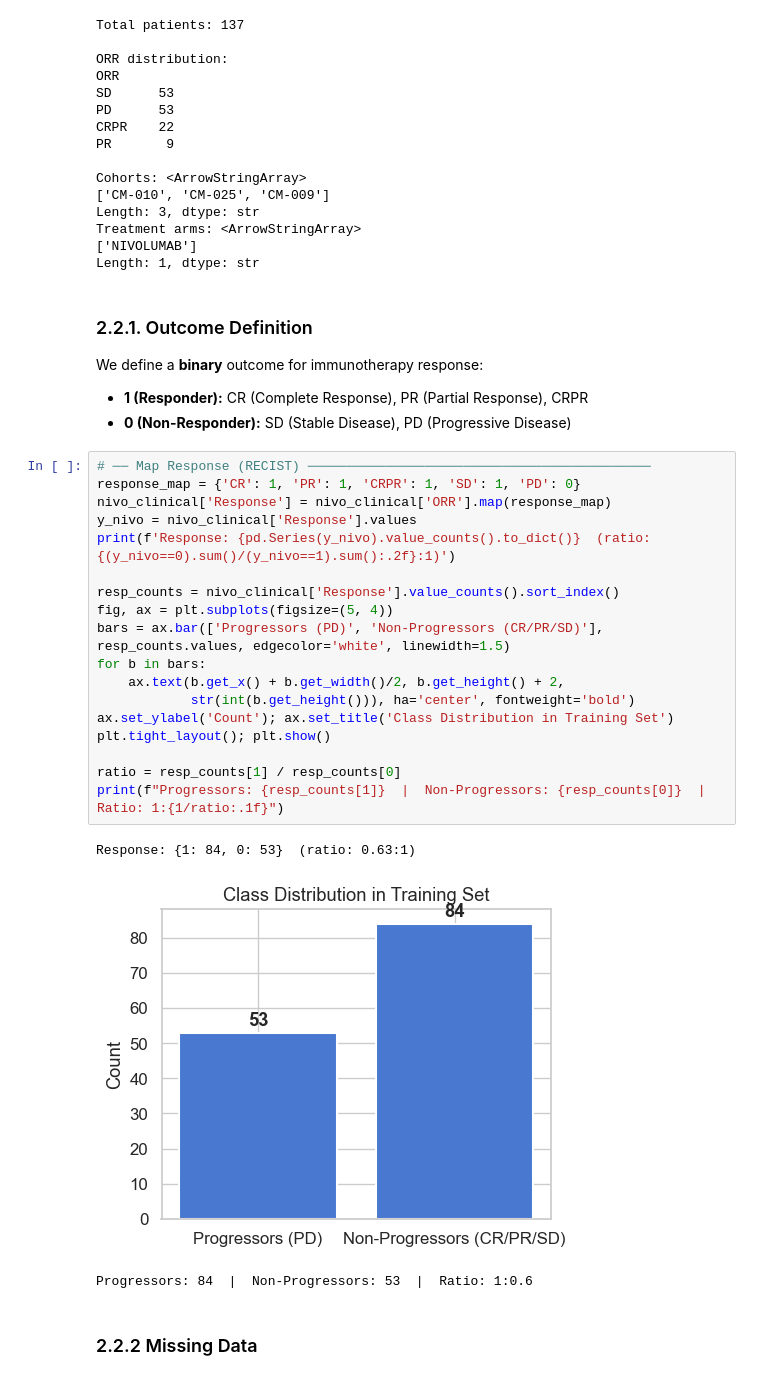
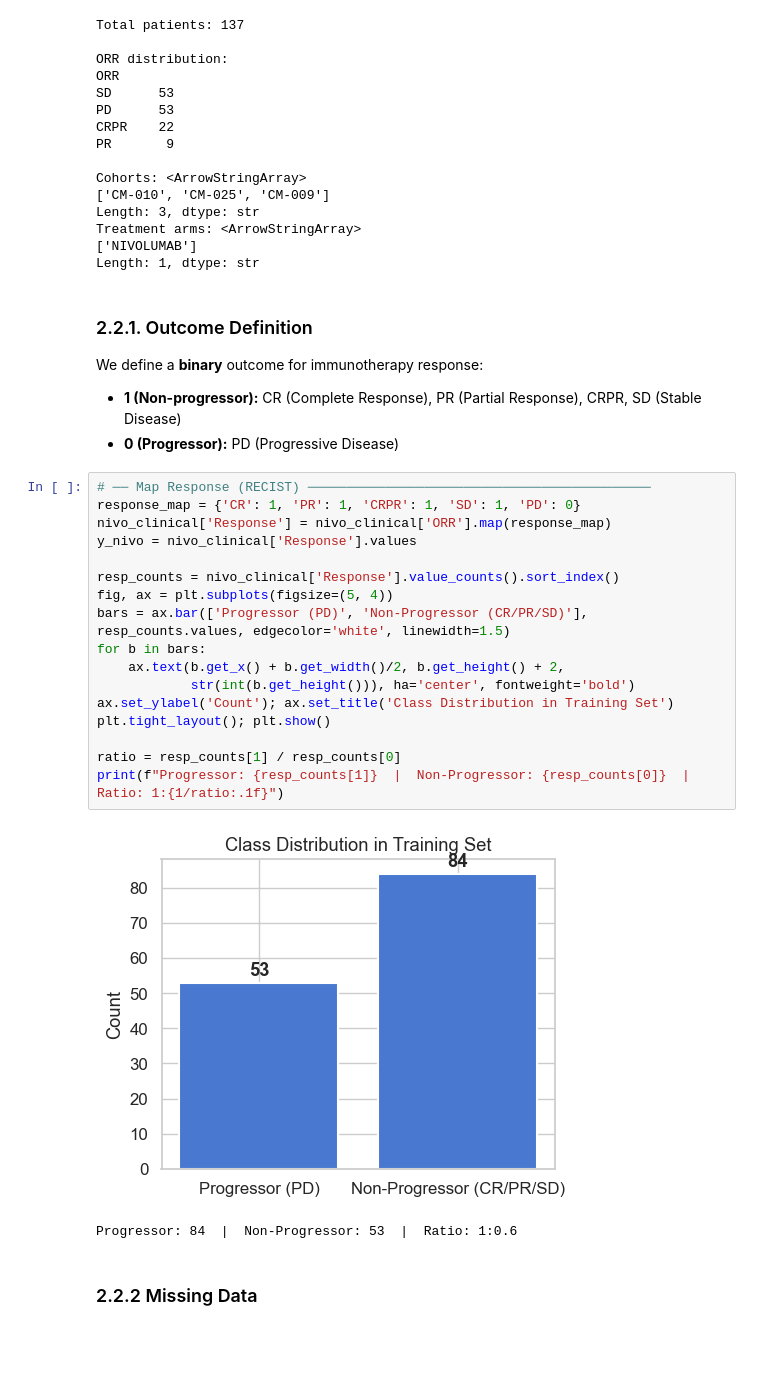
Before and after one commit to trinhthechuong/Hackathon_DIGPHAT, a Jupyter notebook: Model_Development.ipynb, the cells around one changed output. Cells and saved outputs as stored; diff of their text form; blank space fills up the shorter version.

```diff
--- a/Model_Development.ipynb
+++ b/Model_Development.ipynb
@@ -227,30 +349,28 @@ Length: 1, dtype: str
 # %% [markdown]
 ### 2.2.1. Outcome Definition
 We define a **binary** outcome for immunotherapy response:
-- **1 (Responder):** CR (Complete Response), PR (Partial Response), CRPR
-- **0 (Non-Responder):** SD (Stable Disease), PD (Progressive Disease)
+- **1 (Non-progressor):** CR (Complete Response), PR (Partial Response), CRPR, SD (Stable Disease)
+- **0 (Progressor):** PD (Progressive Disease)
 # %%
 # ── Map Response (RECIST) ────────────────────────────────────────────
 response_map = {'CR': 1, 'PR': 1, 'CRPR': 1, 'SD': 1, 'PD': 0}
 nivo_clinical['Response'] = nivo_clinical['ORR'].map(response_map)
 y_nivo = nivo_clinical['Response'].values
-print(f'Response: {pd.Series(y_nivo).value_counts().to_dict()}  (ratio: {(y_nivo==0).sum()/(y_nivo==1).sum():.2f}:1)')
 
 resp_counts = nivo_clinical['Response'].value_counts().sort_index()
 fig, ax = plt.subplots(figsize=(5, 4))
-bars = ax.bar(['Progressors (PD)', 'Non-Progressors (CR/PR/SD)'], resp_counts.values, edgecolor='white', linewidth=1.5)
+bars = ax.bar(['Progressor (PD)', 'Non-Progressor (CR/PR/SD)'], resp_counts.values, edgecolor='white', linewidth=1.5)
 for b in bars:
     ax.text(b.get_x() + b.get_width()/2, b.get_height() + 2,
             str(int(b.get_height())), ha='center', fontweight='bold')
 ax.set_ylabel('Count'); ax.set_title('Class Distribution in Training Set')
 plt.tight_layout(); plt.show()
 
 ratio = resp_counts[1] / resp_counts[0]
-print(f"Progressors: {resp_counts[1]}  |  Non-Progressors: {resp_counts[0]}  |  Ratio: 1:{1/ratio:.1f}")
+print(f"Progressor: {resp_counts[1]}  |  Non-Progressor: {resp_counts[0]}  |  Ratio: 1:{1/ratio:.1f}")
 # %% [output]
+[figure, new version]
-Response: {1: 84, 0: 53}  (ratio: 0.63:1)
+Progressor: 84  |  Non-Progressor: 53  |  Ratio: 1:0.6
-[figure, old version]
-Progressors: 84  |  Non-Progressors: 53  |  Ratio: 1:0.6
 # %% [markdown]
 ### 2.2.2 Missing Data
 # %%
```
Also changed, not shown: parts of 52 cells of this notebook, 11 other files.
